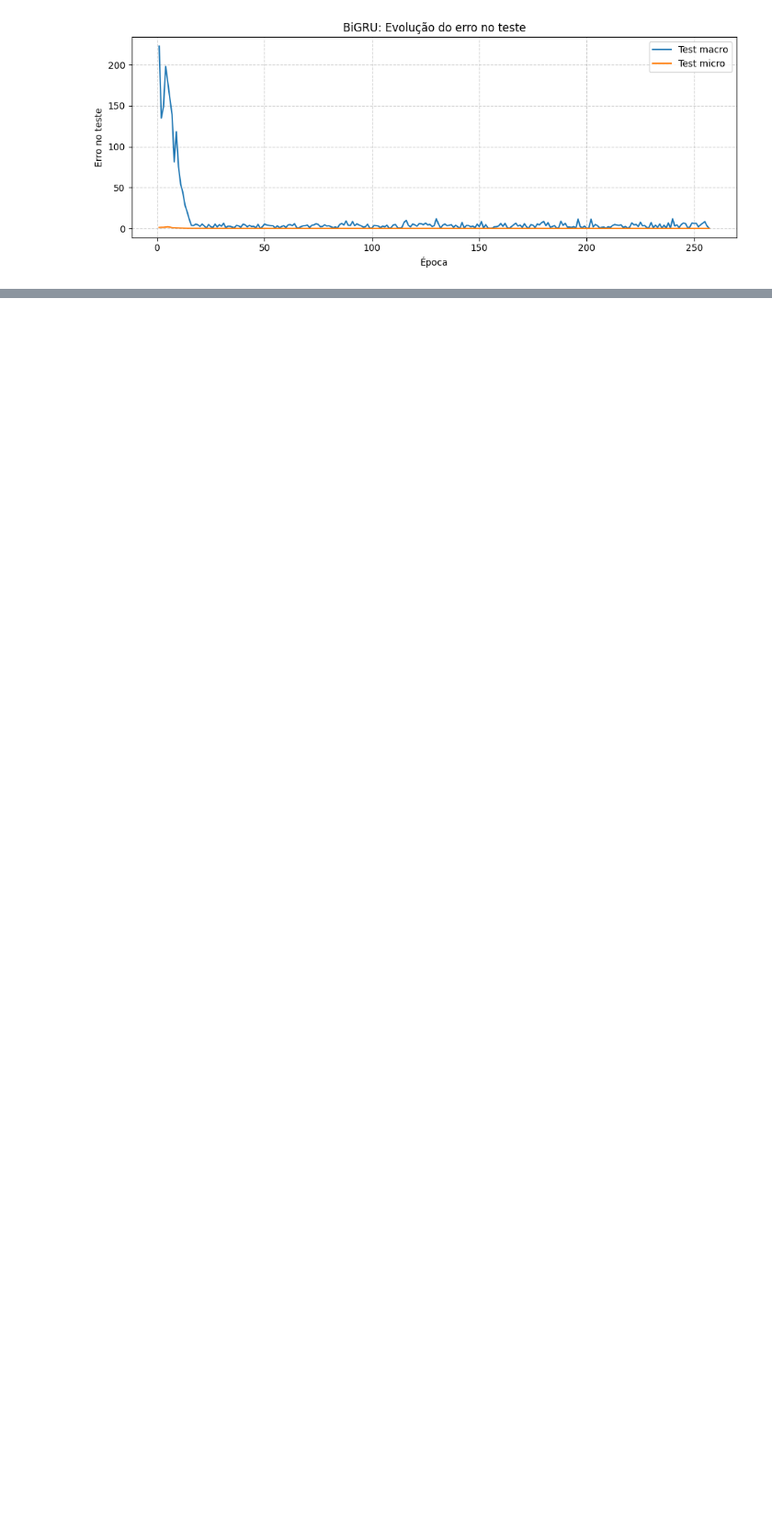
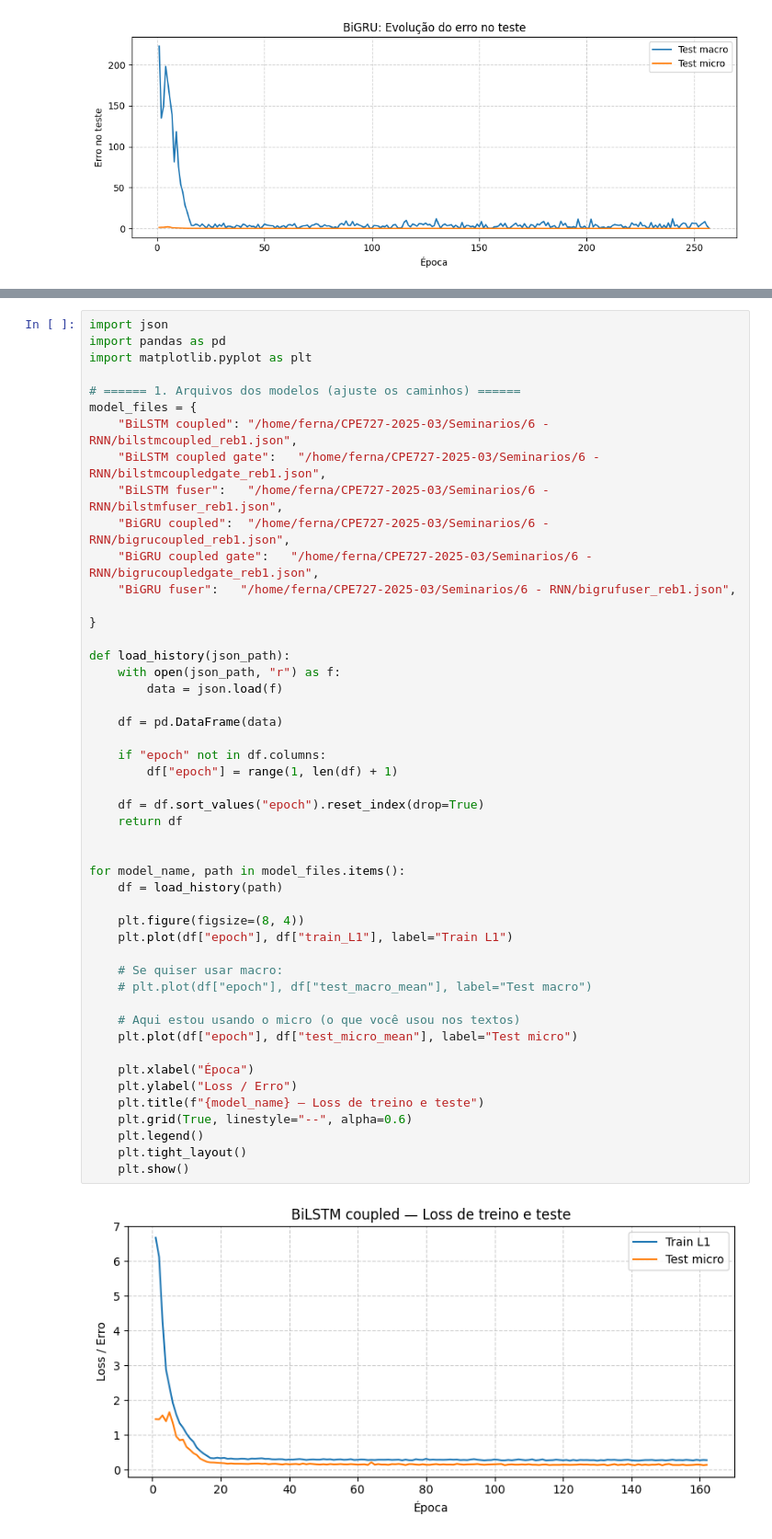
Before and after one commit to natmourajr/CPE727-2025-03, a Jupyter notebook: Seminarios/6 - RNN/rnn_fe.ipynb, the cells around one changed output, grey strips where cells are left out. Shown at 92% size. Drawn from its saved outputs; the diff is of its cells as text; blank space fills up the shorter version.

```diff
--- a/Seminarios/6 - RNN/rnn_fe.ipynb
+++ b/Seminarios/6 - RNN/rnn_fe.ipynb
@@ -1298,0 +1357,50 @@ for model_name, path in model_files.items():
+# %%
+import json
+import pandas as pd
+import matplotlib.pyplot as plt
+
+# ====== 1. Arquivos dos modelos (ajuste os caminhos) ======
+model_files = {
+    "BiLSTM coupled": "/home/ferna/CPE727-2025-03/Seminarios/6 - RNN/bilstmcoupled_reb1.json",
+    "BiLSTM coupled gate":   "/home/ferna/CPE727-2025-03/Seminarios/6 - RNN/bilstmcoupledgate_reb1.json",
+    "BiLSTM fuser":   "/home/ferna/CPE727-2025-03/Seminarios/6 - RNN/bilstmfuser_reb1.json",
+    "BiGRU coupled":  "/home/ferna/CPE727-2025-03/Seminarios/6 - RNN/bigrucoupled_reb1.json",
+    "BiGRU coupled gate":   "/home/ferna/CPE727-2025-03/Seminarios/6 - RNN/bigrucoupledgate_reb1.json",
+    "BiGRU fuser":   "/home/ferna/CPE727-2025-03/Seminarios/6 - RNN/bigrufuser_reb1.json",
+
+}
+
+def load_history(json_path):
+    with open(json_path, "r") as f:
+        data = json.load(f)
+
+    df = pd.DataFrame(data)
+
+    if "epoch" not in df.columns:
+        df["epoch"] = range(1, len(df) + 1)
+
+    df = df.sort_values("epoch").reset_index(drop=True)
+    return df
+
+
+for model_name, path in model_files.items():
+    df = load_history(path)
+
+    plt.figure(figsize=(8, 4))
+    plt.plot(df["epoch"], df["train_L1"], label="Train L1")
+
+    # Se quiser usar macro:
+    # plt.plot(df["epoch"], df["test_macro_mean"], label="Test macro")
+
+    # Aqui estou usando o micro (o que você usou nos textos)
+    plt.plot(df["epoch"], df["test_micro_mean"], label="Test micro")
+
+    plt.xlabel("Época")
+    plt.ylabel("Loss / Erro")
+    plt.title(f"{model_name} — Loss de treino e teste")
+    plt.grid(True, linestyle="--", alpha=0.6)
+    plt.legend()
+    plt.tight_layout()
+    plt.show()
+# %% [output]
+[figure, added]
```
Also changed, not shown: parts of 7 cells of this notebook, 50 other files.
